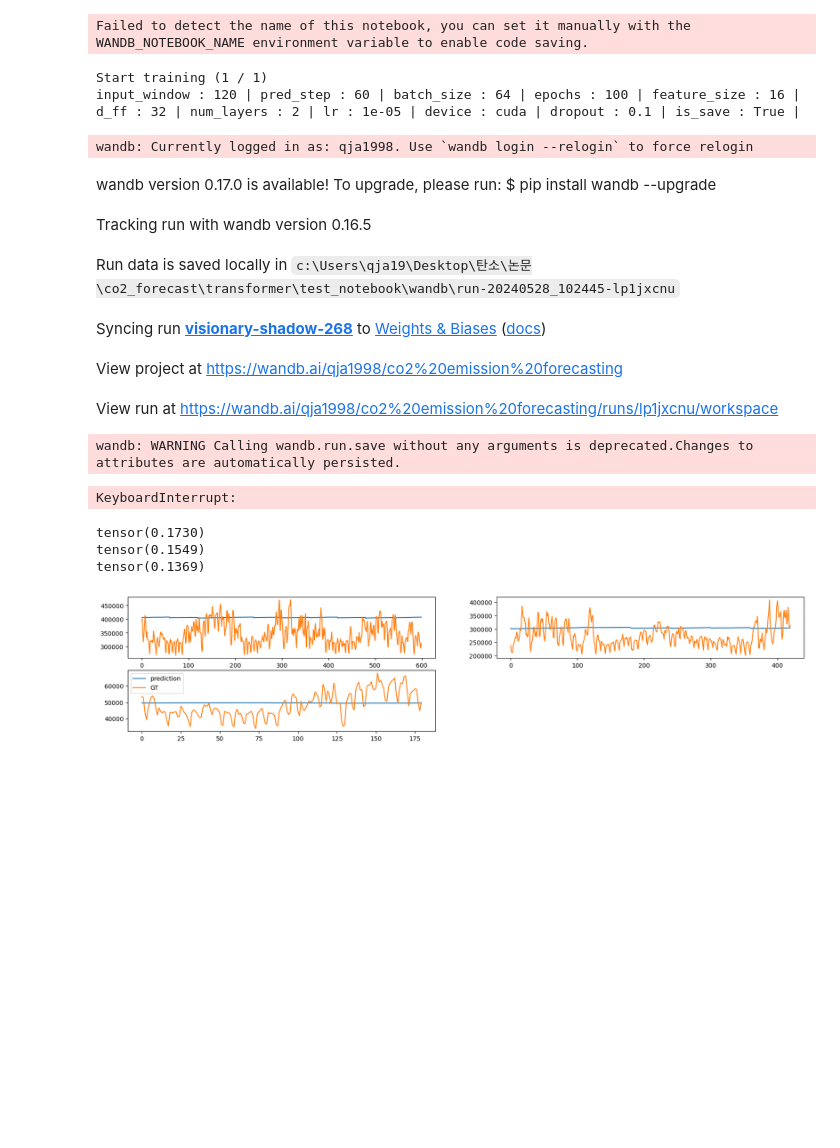
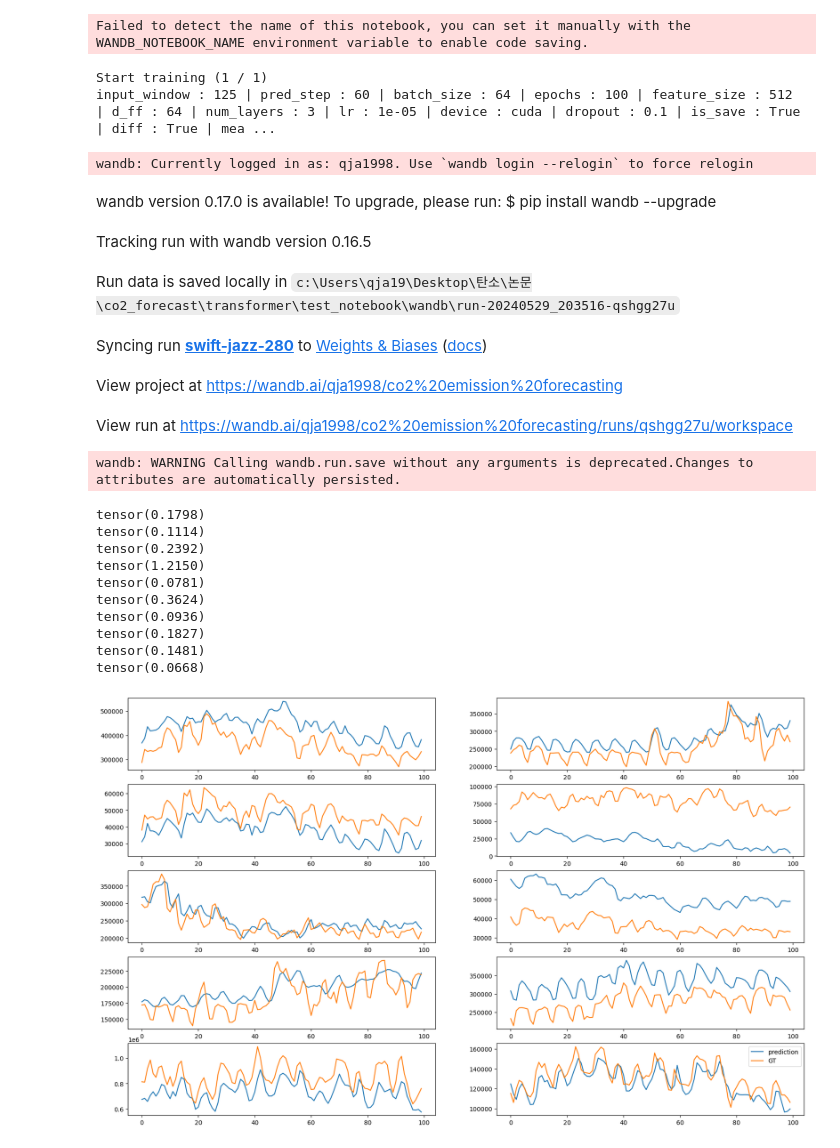
Before and after one commit to qja1998/co2_forecast, a Jupyter notebook: transformer/test_notebook/train_transformer.ipynb, the cells around one changed output. Drawn from its saved outputs; the diff is of its cells as text; code cells hidden in the pictures; blank space fills up the shorter version.

Commit message:
train with diff, mean, std

```diff
--- a/transformer/test_notebook/train_transformer.ipynb
+++ b/transformer/test_notebook/train_transformer.ipynb
@@ -40,16 +40,18 @@ from tqdm import tqdm
 #          'dropout' : [0.1],
 #          'is_save' : [True]}
 
-params = {'input_window' : [120],
+params = {'input_window' : [60],
           'pred_step' : [60],
          'batch_size' : [64],
          'epochs' : [100],
-         'feature_size' : [16],
-         'd_ff' : [32],
-         'num_layers' : [5],
+         'feature_size' : [512],
+         'd_ff' : [64],
+         'num_layers' : [3],
          'lr' : [1e-5],
          'device' : [device],
          'dropout' : [0.1],
-         'is_save' : [True]}
+         'is_save' : [True],
+         'diff' : [True],
+         'mean_std' : [True],}
 # %%
 DATA_PATH = "../../data/kaggle_data/"
@@ -98,7 +104,7 @@ df_dict = data_extract(df_dict, pmj_df, 'PMJ', pmj_cols)
 
 for df_name in df_dict:
     df = df_dict[df_name]
-    train_data, val_data, scaler = get_data(df, params['input_window'][0], 1)
+    train_data, val_data, scaler = get_data(df, params['input_window'][0], 1, diff=params['diff'][0], mean_std=params['mean_std'][0])
     train_data = train_data.to(device)
     val_data = val_data.to(device)
     print(df_name, len(train_data), len(val_data))
@@ -118,3 +124,12 @@ PMJ_PJMW 4654 1073
+# %%
+for i, iw in enumerate(params['input_window']):
+    diff, mean_std = params['diff'][i], params['mean_std'][i]
+    input_len = iw
+    if diff:
+        input_len += iw + 1
+    if mean_std:
+        input_len += 4
+    params['input_window'][i] = input_len
 # %%
 cnt = 0
 total = 1
@@ -153,14 +172,14 @@ select_param(params, list(params.keys()))
 # %% [output]
 Failed to detect the name of this notebook, you can set it manually with the WANDB_NOTEBOOK_NAME environment variable to enable code saving.
 Start training (1 / 1)
-input_window : 120 | pred_step : 60 | batch_size : 64 | epochs : 100 | feature_size : 16 | d_ff : 32 | num_layers : 2 | lr : 1e-05 | device : cuda | dropout : 0.1 | is_save : True |
+input_window : 125 | pred_step : 60 | batch_size : 64 | epochs : 100 | feature_size : 512 | d_ff : 64 | num_layers : 3 | lr : 1e-05 | device : cuda | dropout : 0.1 | is_save : True | diff : True | mea ...
 wandb: Currently logged in as: qja1998. Use `wandb login --relogin` to force relogin
 wandb version 0.17.0 is available! To upgrade, please run: $ pip install wandb --upgrade
 Tracking run with wandb version 0.16.5
-Run data is saved locally in c:\Users\qja19\Desktop\탄소\논문\co2_forecast\transformer\test_notebook\wandb\run-20240528_102445-lp1jxcnu
+Run data is saved locally in c:\Users\qja19\Desktop\탄소\논문\co2_forecast\transformer\test_notebook\wandb\run-20240529_203516-qshgg27u
-Syncing run visionary-shadow-268 to Weights & Biases (docs)
+Syncing run swift-jazz-280 to Weights & Biases (docs)
 View project at https://wandb.ai/qja1998/co2%20emission%20forecasting
-View run at https://wandb.ai/qja1998/co2%20emission%20forecasting/runs/lp1jxcnu/workspace
+View run at https://wandb.ai/qja1998/co2%20emission%20forecasting/runs/qshgg27u/workspace
 wandb: WARNING Calling wandb.run.save without any arguments is deprecated.Changes to attributes are automatically persisted.
 # %%
 from transformer_type.model import TransAm
@@ -212,8 +231,6 @@ for val_data, t, scaler in val_data_list[:]:
 
         predictions_period[t].append([inverse_scaling(d) for d in list(data[-pred_seq-1:-1])])
         true_values_period[t].append([inverse_scaling(d) for d in list(val_data[i + pred_seq][1][-pred_seq-1:-1])])
-# %% [output]
-KeyboardInterrupt:
 # %%
 for name in predictions_period:
     df = pd.DataFrame(predictions_period[name]).T
@@ -223,37 +240,44 @@ from torchmetrics.regression import SymmetricMeanAbsolutePercentageError as SMAP
 import matplotlib.pyplot as plt
 
 # tensor(0.0757)
 # tensor(0.1433)
 # tensor(0.2411)
 # tensor(0.1079)
 # tensor(0.2570)
 # tensor(0.1562)
 # tensor(0.1002)
 # tensor(0.2347)
 # tensor(0.1141)
 # tensor(0.2481)
 
 smape = SMAPE()
 idx = 0
 sub_num = 1
 plt.figure(figsize=(20, 15 * len(predictions_period) // len(val_data_list)))
 for t in predictions_period:
     pred, true_val = [], []
-    for p, gt in zip(predictions_period[t][idx : idx + 600:60], true_values_period[t][idx : idx + 600:60]):
-        pred += p[:]
-        true_val += gt[:]
+    for p, gt in zip(predictions_period[t][idx : idx + 100], true_values_period[t][idx : idx + 100]):
+        pred += p[:1]
+        true_val += gt[:1]
     plt.subplot(len(predictions_period) // 2 + 1, 2, sub_num)
     plt.rc('font', size=10)
     plt.plot(pred, label='prediction')
     plt.plot(true_val, label="GT")
     print(smape(torch.tensor(pred), torch.tensor(true_val)))
 
     sub_num += 1
 
 plt.legend()
 plt.show()
 # %% [output]
-tensor(0.1730)
-tensor(0.1549)
-tensor(0.1369)
+tensor(0.1798)
+tensor(0.1114)
+tensor(0.2392)
+tensor(1.2150)
+tensor(0.0781)
+tensor(0.3624)
+tensor(0.0936)
+tensor(0.1827)
+tensor(0.1481)
+tensor(0.0668)
-[figure, old version]
+[figure, new version]
```
Also changed, not shown: parts of 3 cells of this notebook, 3 other files.
